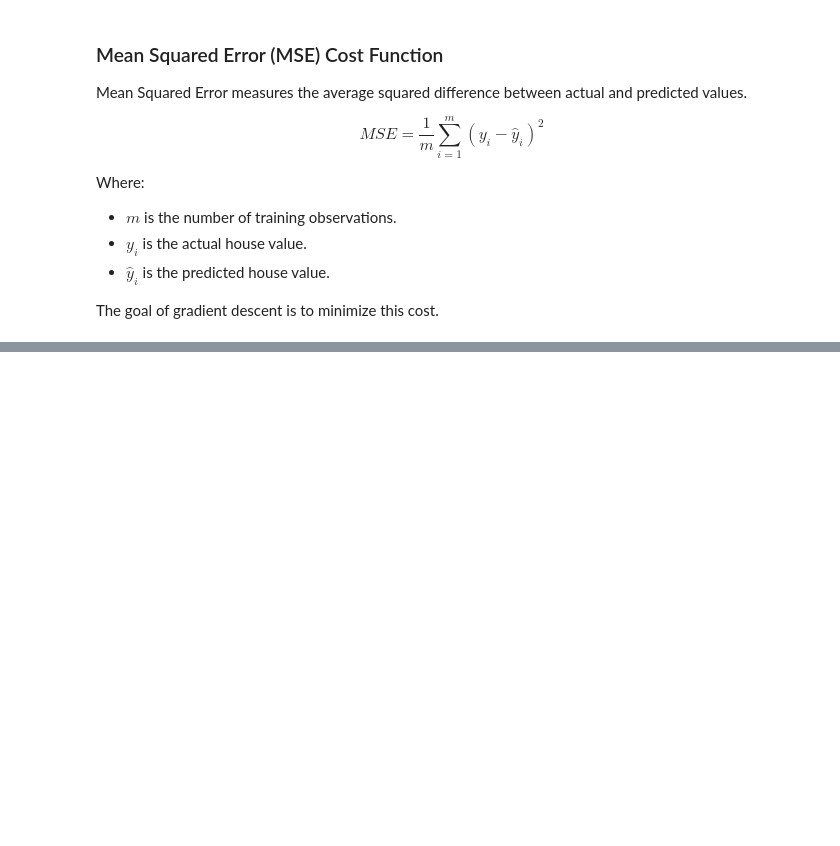
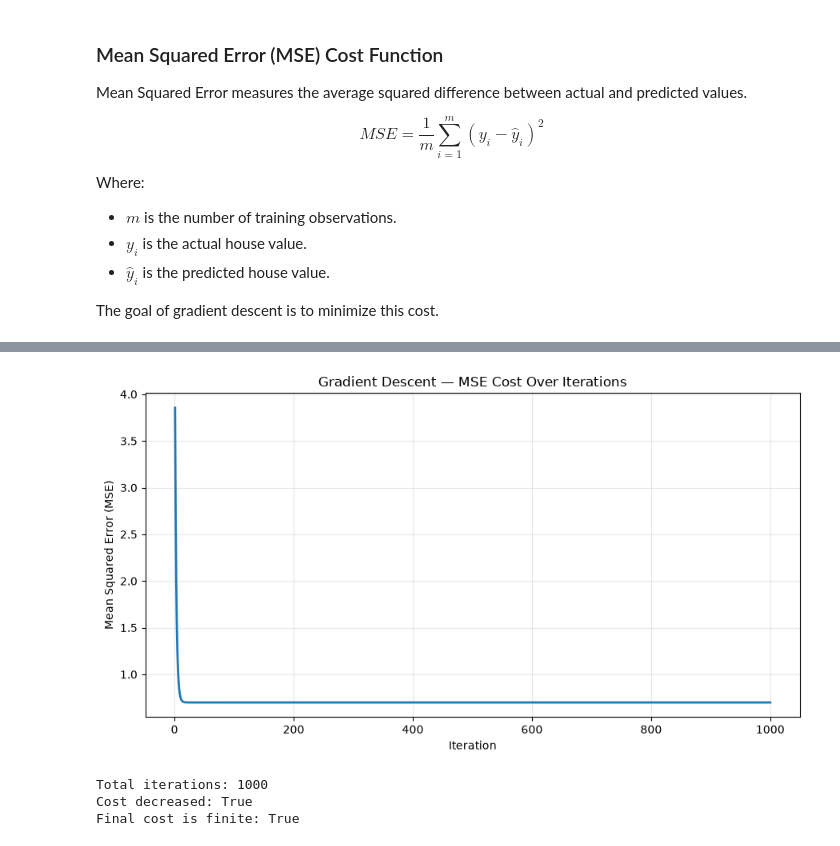
Before and after one commit to UbaidUllah777/LinearRegressionArchitecture_Workshop, a Jupyter notebook: notebooks/linear_regression.ipynb, the cells around one changed output, grey strips where cells are left out. Drawn from its saved outputs; the diff is of its cells as text; code cells hidden in the pictures; blank space fills up the shorter version.

```diff
--- a/notebooks/linear_regression.ipynb
+++ b/notebooks/linear_regression.ipynb
@@ -251,0 +328,24 @@ The goal of gradient descent is to minimize this cost.
+# %%
+
+# Convert training data into one-dimensional NumPy arrays
+
+x_train_np = X_train_scaled.ravel()
+
+y_train_np = y_train.to_numpy(dtype=float)
+
+# Train the model using Gradient Descent
+theta_0, theta_1, cost_history = gradient_descent(
+    x=x_train_np,
+    y=y_train_np,
+    learning_rate=0.1,
+    iterations=1000
+)
+
+# Display the learned model parameters
+print("Training completed successfully!")
+
+print(f"Intercept (theta_0): {theta_0:.6f}")
+print(f"Slope (theta_1): {theta_1:.6f}")
+
+print(f"\nInitial MSE: {cost_history[0]:.6f}")
+print(f"Final MSE: {cost_history[-1]:.6f}")
@@ -251,0 +366,40 @@ The goal of gradient descent is to minimize this cost.
+# %%
+
+# Plot the MSE cost across iterations
+
+plt.figure(figsize=(9, 5))
+
+plt.plot(
+    range(1, len(cost_history) + 1),
+    cost_history,
+    linewidth=2
+)
+
+plt.title("Gradient Descent — MSE Cost Over Iterations")
+plt.xlabel("Iteration")
+plt.ylabel("Mean Squared Error (MSE)")
+
+plt.grid(True, alpha=0.3)
+plt.tight_layout()
+plt.show()
+# %% [output]
+[figure, added]
+# %%
+
+# Verify that Gradient Descent completed successfully
+
+print("Total iterations:", len(cost_history))
+
+print(
+    "Cost decreased:",
+    cost_history[-1] < cost_history[0]
+)
+
+print(
+    "Final cost is finite:",
+    np.isfinite(cost_history[-1])
+)
+# %% [output]
+Total iterations: 1000
+Cost decreased: True
+Final cost is finite: True
```
Also changed, not shown: parts of 25 cells of this notebook.
